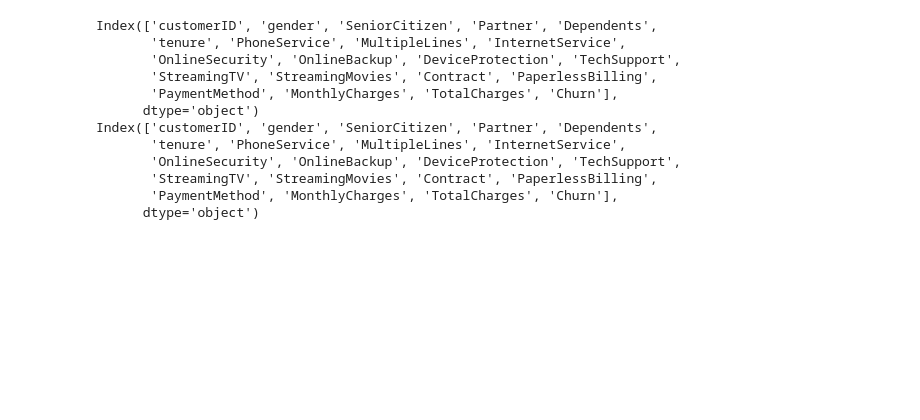
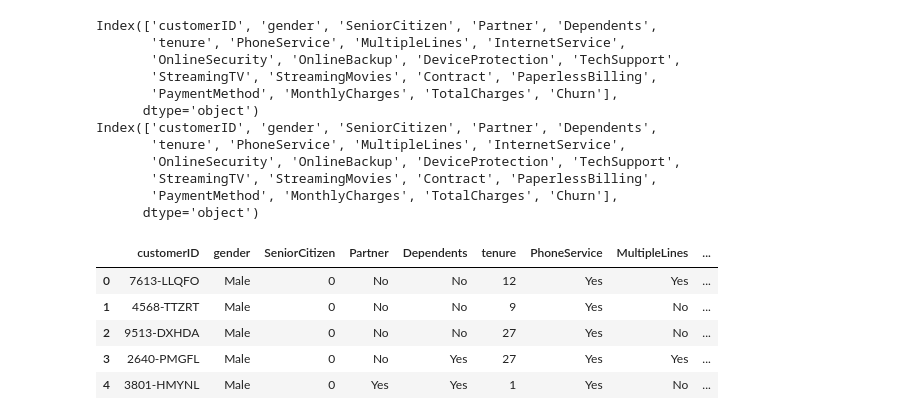
Before and after one commit to AninFreddy01/scalework_repo, a Jupyter notebook: tutorial_assignments/Telco_churn.ipynb, the cells around one changed output. Cells and saved outputs as stored; diff of their text form; code cells hidden in the pictures; blank space fills up the shorter version.

```diff
--- a/tutorial_assignments/Telco_churn.ipynb
+++ b/tutorial_assignments/Telco_churn.ipynb
@@ -147,3 +179,14 @@ Index(['customerID', 'gender', 'SeniorCitizen', 'Partner', 'Dependents',
        'StreamingTV', 'StreamingMovies', 'Contract', 'PaperlessBilling',
        'PaymentMethod', 'MonthlyCharges', 'TotalCharges', 'Churn'],
       dtype='object')
+# %%
+#load test dataset
+test_data = pd.read_excel("data/Telco-churn-last-2000.xlsx")
+test_data.head()
+# %% [output]
+|  | customerID | gender | SeniorCitizen | Partner | Dependents | tenure | PhoneService | MultipleLines | ... |
+| 0 | 7613-LLQFO | Male | 0 | No | No | 12 | Yes | Yes | ... |
+| 1 | 4568-TTZRT | Male | 0 | No | No | 9 | Yes | No | ... |
+| 2 | 9513-DXHDA | Male | 0 | No | No | 27 | Yes | No | ... |
+| 3 | 2640-PMGFL | Male | 0 | No | Yes | 27 | Yes | Yes | ... |
+| 4 | 3801-HMYNL | Male | 0 | Yes | Yes | 1 | Yes | No | ... |
```
Also changed, not shown: parts of 9 cells of this notebook.
